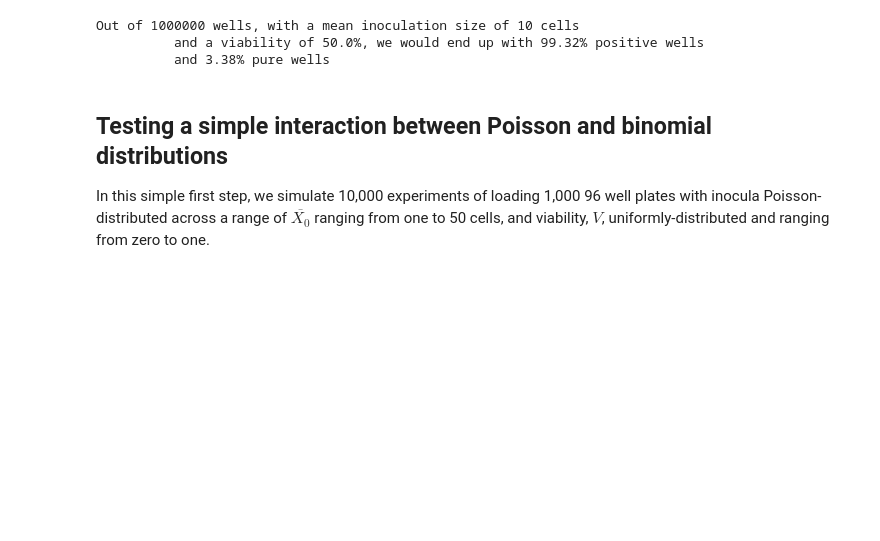
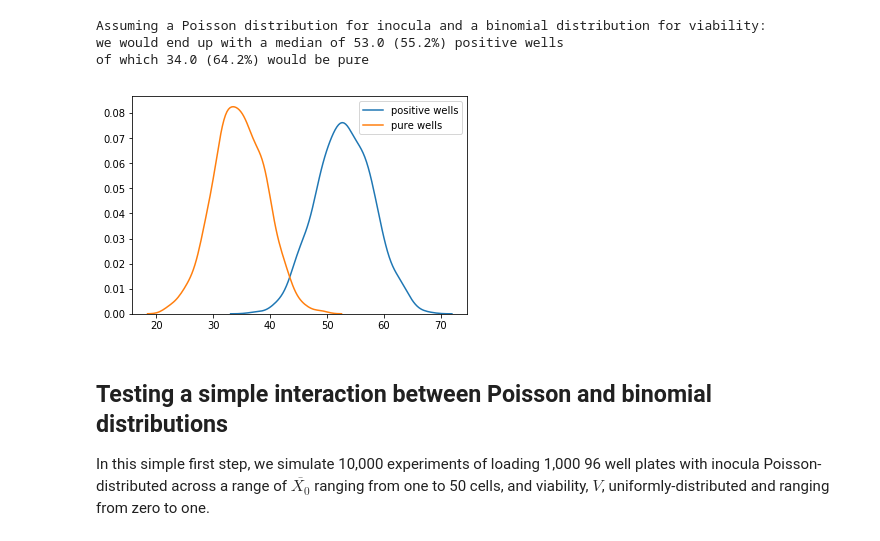
Before and after one commit to btemperton/dilution_to_extinction, a Jupyter notebook: notebooks/ipython/DTE.ipynb, the cells around one changed output. Cells and saved outputs as stored; diff of their text form; code cells hidden in the pictures; blank space fills up the shorter version.

Commit message:
Added test platform for DtEs

```diff
--- a/notebooks/ipython/DTE.ipynb
+++ b/notebooks/ipython/DTE.ipynb
@@ -2,6 +2,10 @@
 <a href="https://colab.research.google.com/github/btemperton/dilution_to_extinction/blob/master/notebooks/ipython/DTE.ipynb" target="_parent"><img src="https://colab.research.google.com/assets/colab-badge.svg" alt="Open In Colab"/></a>
 # %%
 import numpy as np
+import tqdm
+import seaborn as sns
+import matplotlib.pyplot as plt
+
 def calculate_dte_simple_model(inoculum_size, viability, num_wells=96, as_percentage=False):
     #simulate loading of the wells
     inocula=np.random.poisson(inoculum_size, num_wells)
@@ -14,19 +18,36 @@ def calculate_dte_simple_model(inoculum_size, viability, num_wells=96, as_percen
       positive_wells = positive_wells/num_wells*100
       pure_wells = pure_wells/num_wells*100
     return positive_wells, pure_wells
-
-num_wells=1000000
-viability=0.5
-mean_X0=10
-positive_wells, pure_wells = calculate_dte_simple_model(mean_X0, viability, num_wells, as_percentage=True)
-
-print(f'''Out of {num_wells} wells, with a mean inoculation size of {mean_X0} cells
-          and a viability of {viability*100}%, we would end up with {positive_wells:.2f}% positive wells
-          and {pure_wells:.2f}% pure wells''')
-# %% [output]
-Out of 1000000 wells, with a mean inoculation size of 10 cells
-          and a viability of 50.0%, we would end up with 99.32% positive wells
-          and 3.38% pure wells
+# %%
+#@title Test your DtE Experiment here
+
+#@markdown Here you can test how many positive and pure wells you will get with a given inoculum and viability
+
+inoculum_size = 4 #@param {type:"slider", min:0, max:50, step:0.5}
+viability = 0.2 #@param {type:"slider", min:0.1, max:1, step:0.1}
+number_of_wells = 96 #@param {type:"integer"}
+number_of_experiments = 1000 #@param {type:"integer"}
+
+positive_wells = np.zeros(number_of_experiments)
+pure_wells = np.zeros(number_of_experiments)
+for i in tqdm.tqdm(range(number_of_experiments)):
+  positive_wells[i], pure_wells[i] = calculate_dte_simple_model(inoculum_size,
+                                                                viability,
+                                                                num_wells=number_of_wells)
+
+
+print(f'''Assuming a Poisson distribution for inocula and a binomial distribution for viability:
+we would end up with a median of {np.median(positive_wells):.1f} ({np.median(positive_wells)/number_of_wells*100:.1f}%) positive wells
+of which {np.median(pure_wells)} ({np.median(pure_wells)/np.median(positive_wells)*100:.1f}%) would be pure''')
+
+sns.kdeplot(positive_wells, label='positive wells');
+sns.kdeplot(pure_wells, label='pure wells');
+plt.legend();
+# %% [output]
+Assuming a Poisson distribution for inocula and a binomial distribution for viability:
+we would end up with a median of 53.0 (55.2%) positive wells
+of which 34.0 (64.2%) would be pure
+[figure, added]
 # %% [markdown]
 ## Testing a simple interaction between Poisson and binomial distributions
 In this simple first step, we simulate 10,000 experiments of loading 1,000 96 well plates with inocula Poisson-distributed across a range of $\overline{X_{0}}$ ranging from one to 50 cells, and viability, $V$, uniformly-distributed and ranging from zero to one.
```
